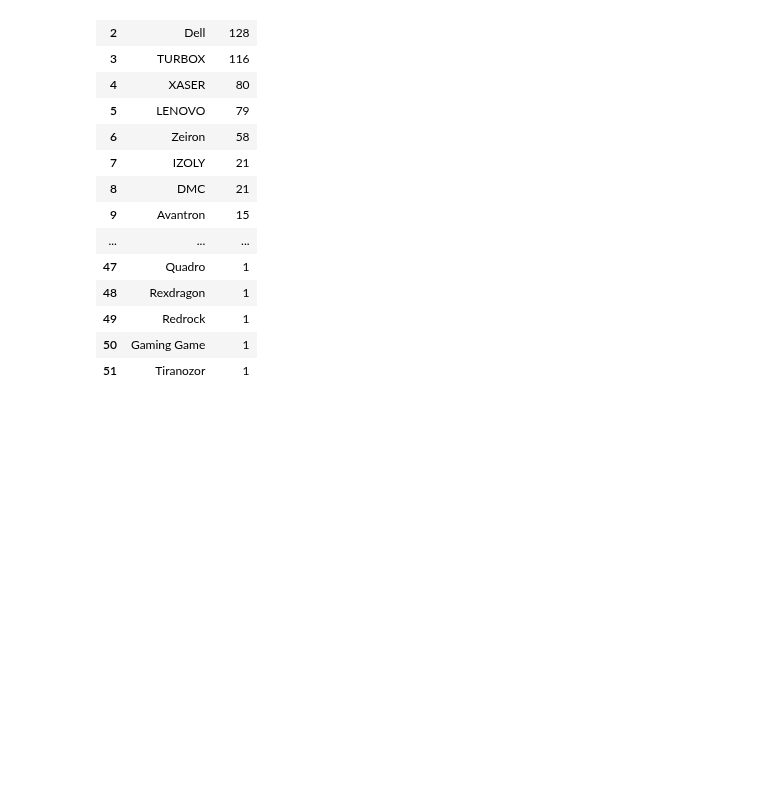
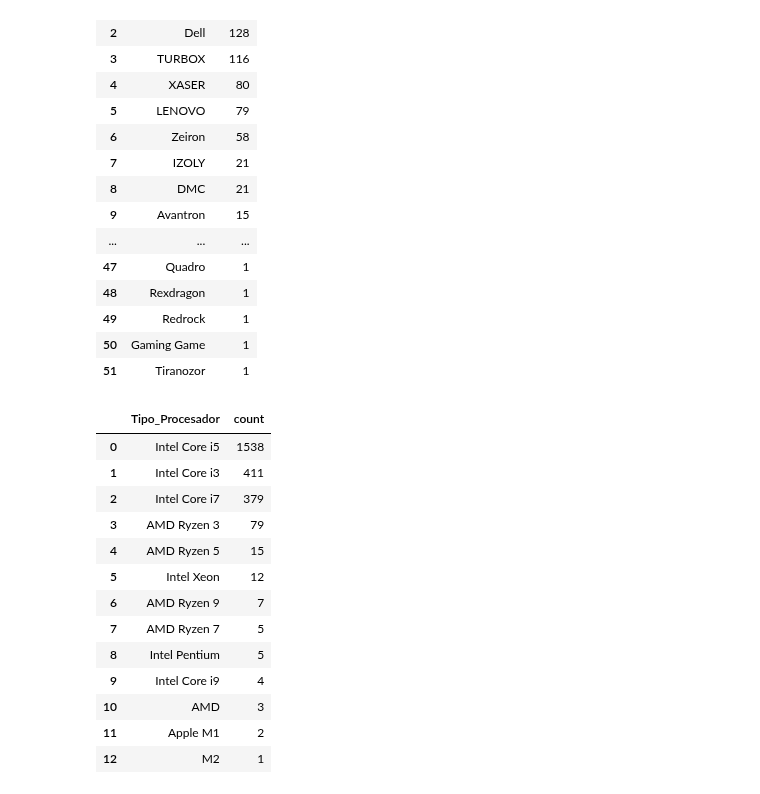
Before and after one commit to Jorge-Alvarez-23/Data-Science-II_Coder, a Jupyter notebook: PROYECTO.ipynb, the cells around one changed output. Drawn from its saved outputs; the diff is of its cells as text; code cells hidden in the pictures; blank space fills up the shorter version.

```diff
--- a/PROYECTO.ipynb
+++ b/PROYECTO.ipynb
@@ -203,3 +215,20 @@ df['Marca'].value_counts().reset_index()
 | 49 | Redrock | 1 |
 | 50 | Gaming Game | 1 |
 | 51 | Tiranozor | 1 |
+# %%
+df['Tipo_Procesador'].value_counts().reset_index()
+# %% [output]
+|  | Tipo_Procesador | count |
+| 0 | Intel Core i5 | 1538 |
+| 1 | Intel Core i3 | 411 |
+| 2 | Intel Core i7 | 379 |
+| 3 | AMD Ryzen 3 | 79 |
+| 4 | AMD Ryzen 5 | 15 |
+| 5 | Intel Xeon | 12 |
+| 6 | AMD Ryzen 9 | 7 |
+| 7 | AMD Ryzen 7 | 5 |
+| 8 | Intel Pentium | 5 |
+| 9 | Intel Core i9 | 4 |
+| 10 | AMD | 3 |
+| 11 | Apple M1 | 2 |
+| 12 | M2 | 1 |
```
Also changed, not shown: parts of 13 cells of this notebook.
